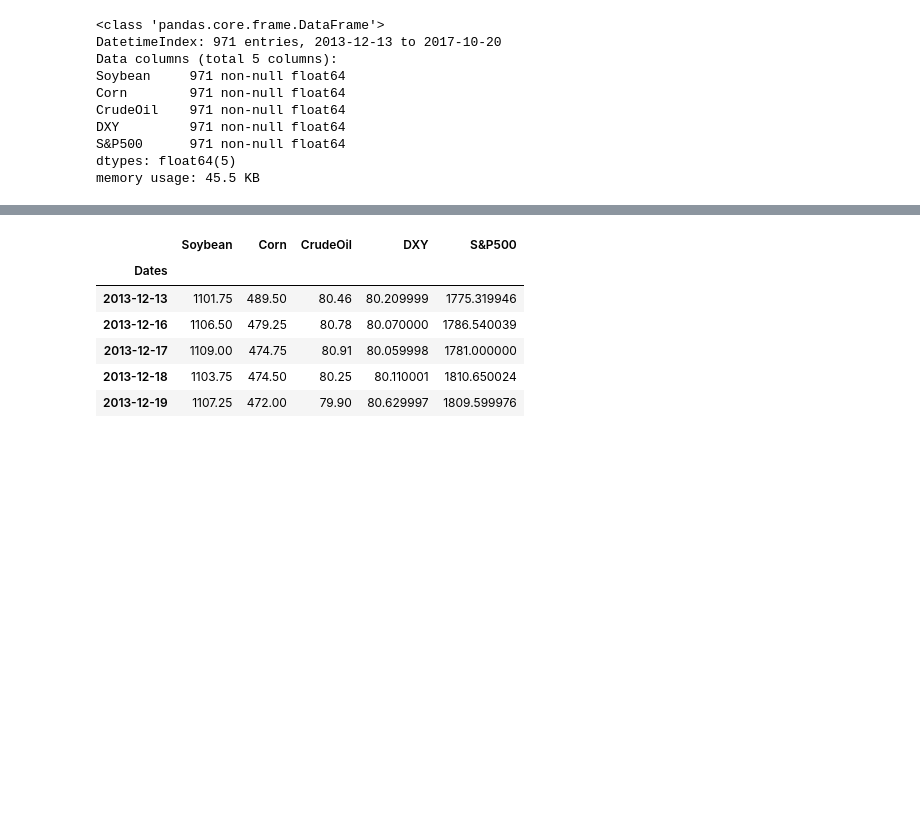
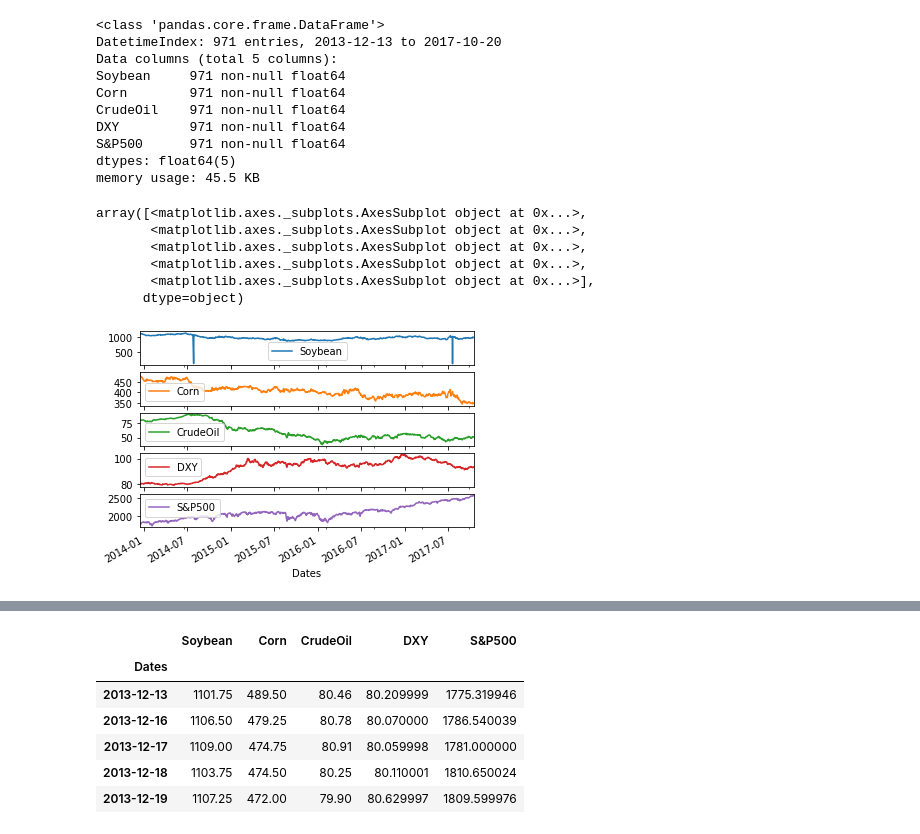
Before and after one commit to aelkhair/ErAmine, a Jupyter notebook: AssetAllocation/AssetAllocation.ipynb, the cells around one changed output, grey strips where cells are left out. Drawn from its saved outputs; the diff is of its cells as text; code cells hidden in the pictures; blank space fills up the shorter version.

```diff
--- a/AssetAllocation/AssetAllocation.ipynb
+++ b/AssetAllocation/AssetAllocation.ipynb
@@ -19,3 +19,13 @@ DXY         971 non-null float64
 S&P500      971 non-null float64
 dtypes: float64(5)
 memory usage: 45.5 KB
+# %%
+data.plot(subplots=True)
+# %% [output]
+array([<matplotlib.axes._subplots.AxesSubplot object at 0x...>,
+       <matplotlib.axes._subplots.AxesSubplot object at 0x...>,
+       <matplotlib.axes._subplots.AxesSubplot object at 0x...>,
+       <matplotlib.axes._subplots.AxesSubplot object at 0x...>,
+       <matplotlib.axes._subplots.AxesSubplot object at 0x...>],
+      dtype=object)
+[figure, added]
```
Also changed, not shown: parts of 6 cells of this notebook.
